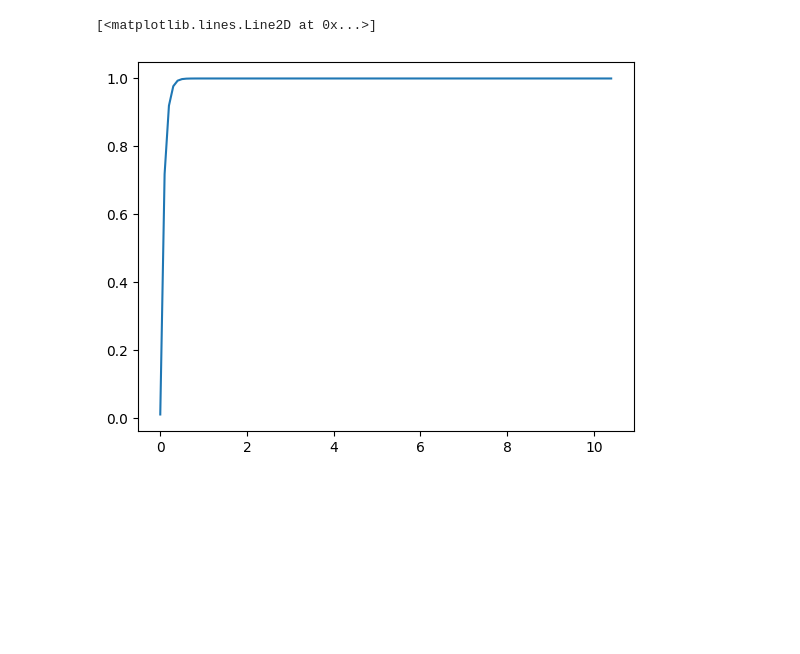
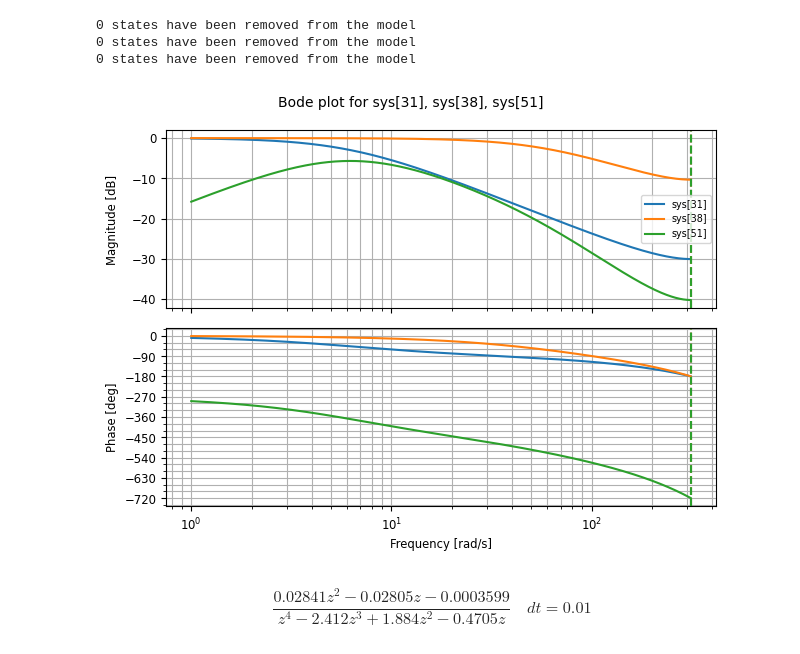
Before and after one commit to buswayne/sysid-transformers-control, a Jupyter notebook: control/simple_example_1.ipynb, the cells around one changed output. Drawn from its saved outputs; the diff is of its cells as text; code cells hidden in the pictures; blank space fills up the shorter version.

```diff
--- a/control/simple_example_1.ipynb
+++ b/control/simple_example_1.ipynb
@@ -3,6 +3,16 @@ import numpy as np
 import control
 from control.matlab import *
 import matplotlib.pyplot as plt
+
+plt.rcParams['pdf.fonttype'] = 42
+plt.rcParams['ps.fonttype'] = 42
+plt.rcParams["font.family"] = "Times New Roman"
+plt.rcParams["mathtext.fontset"] = "cm"
+plt.rcParams['axes.labelsize']=14
+plt.rcParams['xtick.labelsize']=11
+plt.rcParams['ytick.labelsize']=11
+plt.rcParams['axes.grid']=True
+plt.rcParams['axes.xmargin']=0
 # %%
 num = [1]
 den = [1, 3, 2]
@@ -29,11 +52,12 @@ plt.show()
 # %%
 from utils import prbs, random_signal
-ts = 1e-2
+ts = 1e-2; fs = 1/ts
 T = 20
 t = np.arange(0, T, ts)
-y_ideal = prbs(len(t))
-#u = np.random.normal(0, 10, t.shape)
-u = lsim(G_proper**(-1), y_ideal, t)[0]
+u = np.random.normal(0, 1000, t.shape)
+# %%
+from u_estimate import u_estimate
+U = u_estimate(u, ts)
 # %%
 y, t, _ = lsim(G, u, t)
 plt.subplot(211)
@@ -54,15 +102,33 @@ plt.legend()
 # %%
 # VRFT
 s = tf('s')
-tau = 0.5 # s
+tau = 1 # s
 M = 1/(1 + (tau/(2*np.pi))*s)
-M = M*(1 + 1e-2*(tau/(2*np.pi))*s) # add a high freq zero for inversion
-T_cl = tau + 10#0.5
-t_cl = np.arange(0, T_cl, ts)
-y_d, _ = step(M, t_cl)
-plt.plot(t_cl, y_d)
+M = c2d(M, ts, 'matched')
+# M = M*(1 + 1e-2*(tau/(2*np.pi))*s) # add a high freq zero for inversion
+W = 1/(1 + (0.1*tau/(2*np.pi))*s)
+W = c2d(W, ts, 'matched')
+
+
+L = minreal( minreal((1 - M)*M)*minreal(W*U**-1) )
+
+# T_cl = tau + 10#0.5
+# t_cl = np.arange(0, T_cl, ts)
+# y_d, _ = step(M, t_cl)
+
+bode(M, W, L)
+plt.show()
+# plt.subplot(212)
+# plt.plot(t_cl, y_d)
+# plt.plot(t_cl, y_d)
 # %% [output]
-[<matplotlib.lines.Line2D at 0x...>]
+0 states have been removed from the model
+0 states have been removed from the model
+0 states have been removed from the model
-[figure, old version]
+[figure, new version]
+# %%
+L
+# %% [output]
+$$\frac{0.02841 z^2 - 0.02805 z - 0.0003599}{z^4 - 2.412 z^3 + 1.884 z^2 - 0.4705 z}\quad dt = 0.01$$
 # %%
 # vrft
```
Also changed, not shown: parts of 12 cells of this notebook, 8 other files.
